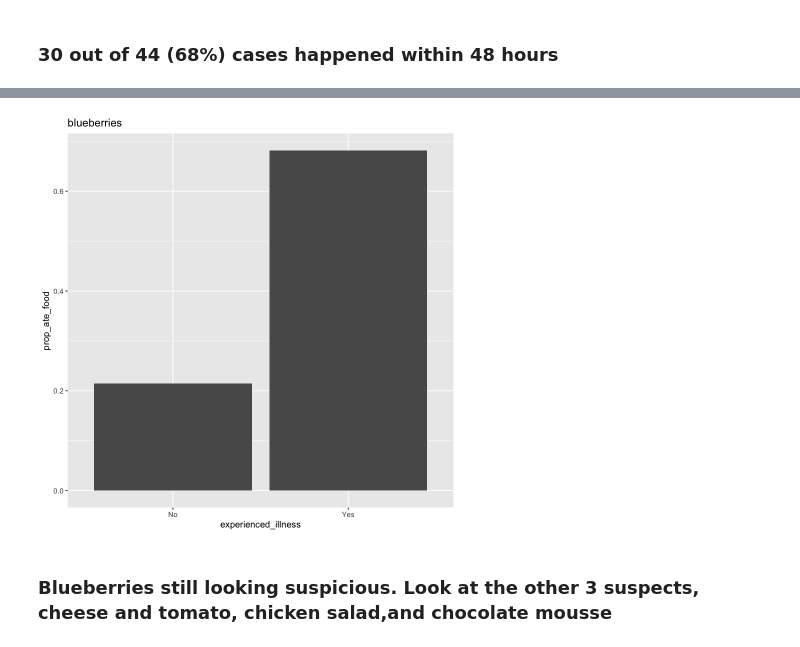
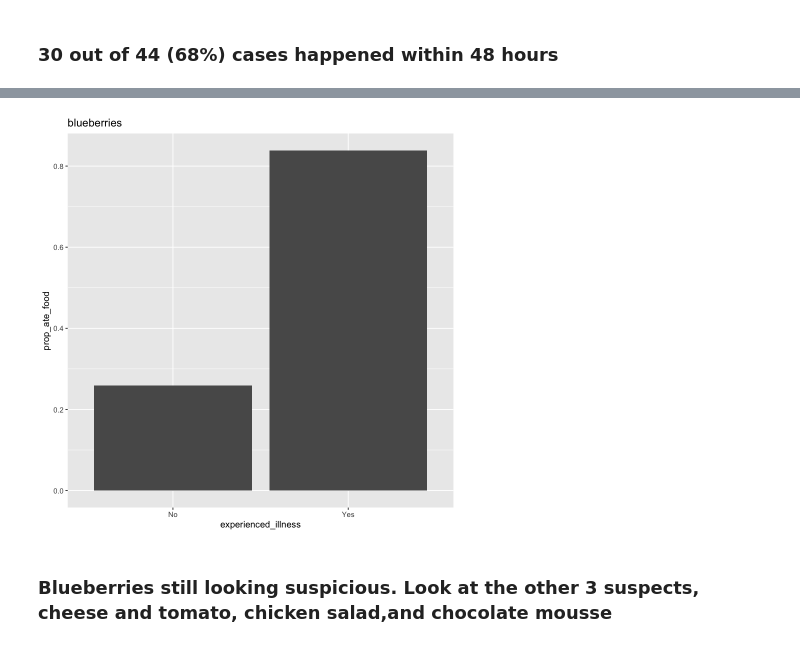
Before and after one commit to pgcudahy/epm_301_aa, a Jupyter notebook: notebooks/Outbreak_analysis.ipynb, the cells around one changed output, grey strips where cells are left out. Drawn from its saved outputs; the diff is of its cells as text; code cells hidden in the pictures.

```diff
--- a/notebooks/Outbreak_analysis.ipynb
+++ b/notebooks/Outbreak_analysis.ipynb
@@ -341,7 +404,7 @@ A tibble: 4 × 3
 | Yes | Yes | 26 |
-# %%
-plot_food_diffs(outbreak_48h_df$c_13_blueberries, outbreak_48h_df$b_3_experienced_ilness)
-# %% [output]
-[figure, removed]
+# %%
+plot_food_diffs(outbreak_49h_df$c_13_blueberries, outbreak_49h_df$illness_first_49h)
+# %% [output]
+[figure, added]
 # %% [markdown]
 ### Blueberries still looking suspicious. Look at the other 3 suspects,  cheese and tomato, chicken salad,and chocolate mousse
```
Also changed, not shown: parts of 19 cells of this notebook.
